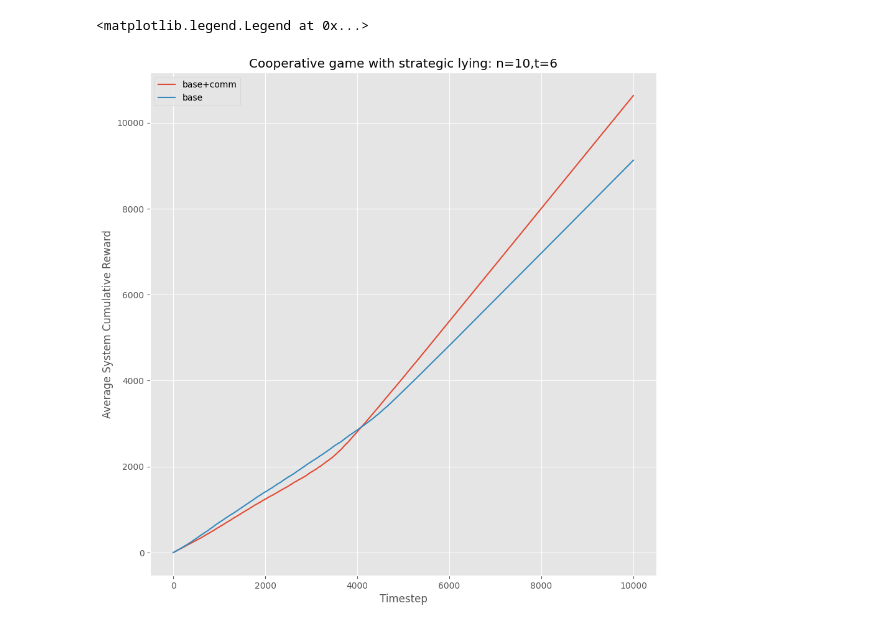
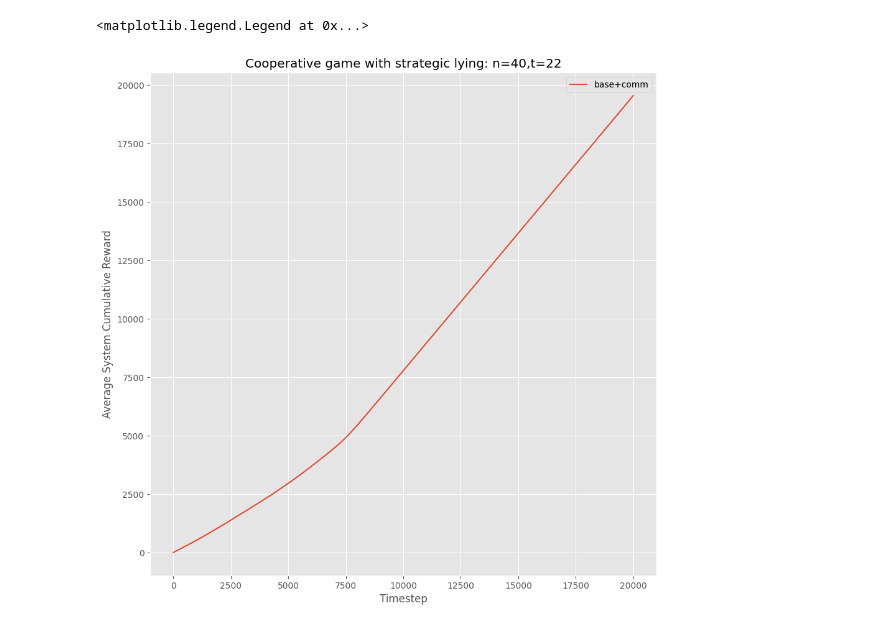
Before and after one commit to akhimoche/coop-form-marl, a Jupyter notebook: graph_test.ipynb, the cells around one changed output. Drawn from its saved outputs; the diff is of its cells as text; code cells hidden in the pictures.

Commit message:
added data

```diff
--- a/graph_test.ipynb
+++ b/graph_test.ipynb
@@ -1,39 +1,39 @@
 # %%
 import matplotlib.pyplot as plt
 plt.style.use('ggplot')
 import numpy as np
 
 # set parameters
-n = 10
-t = 6
+n = 40
+t = 22
 
 # load simulation results
 cum_rew_1 = np.load(f'data/base_comm/n{n}t{t}_cum_rew_[-0.99,2].npy')
-cum_rew_2 = np.load(f'data/base_model/n{n}t{t}_cum_rew_cnf0.npy')
+#cum_rew_2 = np.load(f'data/base_model/n{n}t{t}_cum_rew_cnf0.npy')
 #cum_rew_3 = np.load(f'data/base_comm/n{n}t{t}_cum_rew_[-0.99,3].npy')
 #cum_rew_4 = np.load(f'data/base_comm/n{n}t{t}_cum_rew_[-0.99,5].npy')
 # average over the simulations
 cum_rew_1 = np.mean(cum_rew_1, axis=0)
-cum_rew_2= np.mean(cum_rew_2, axis=0)
+#cum_rew_2= np.mean(cum_rew_2, axis=0)
 #cum_rew_3= np.mean(cum_rew_3, axis=0)
 #cum_rew_4= np.mean(cum_rew_4, axis=0)
 # plot cum rew graphs
 plt.title(f'Cooperative game with strategic lying: n={n},t={t}')
 plt.xlabel('Timestep')
 plt.ylabel('Average System Cumulative Reward')
 
 plt.plot(cum_rew_1, label='base+comm')
-plt.plot(cum_rew_2, label='base')
+#plt.plot(cum_rew_2, label='base')
 #plt.plot(cum_rew_3, label='[-0.99,3]')
 #plt.plot(cum_rew_4, label='[-0.99,5]')
 
 fig = plt.gcf()
 fig.set_size_inches(10.5, 10.5)
 
 plt.legend()
 # %% [output]
 <matplotlib.legend.Legend at 0x...>
-[figure, old version]
+[figure, new version]
 # %%
 actions_1 = np.load(f'data/base_comm/n{n}t{t}_actions_[-0.99,2].npy')
 
```
Also changed, not shown: parts of 1 cell of this notebook, 3 other files.
